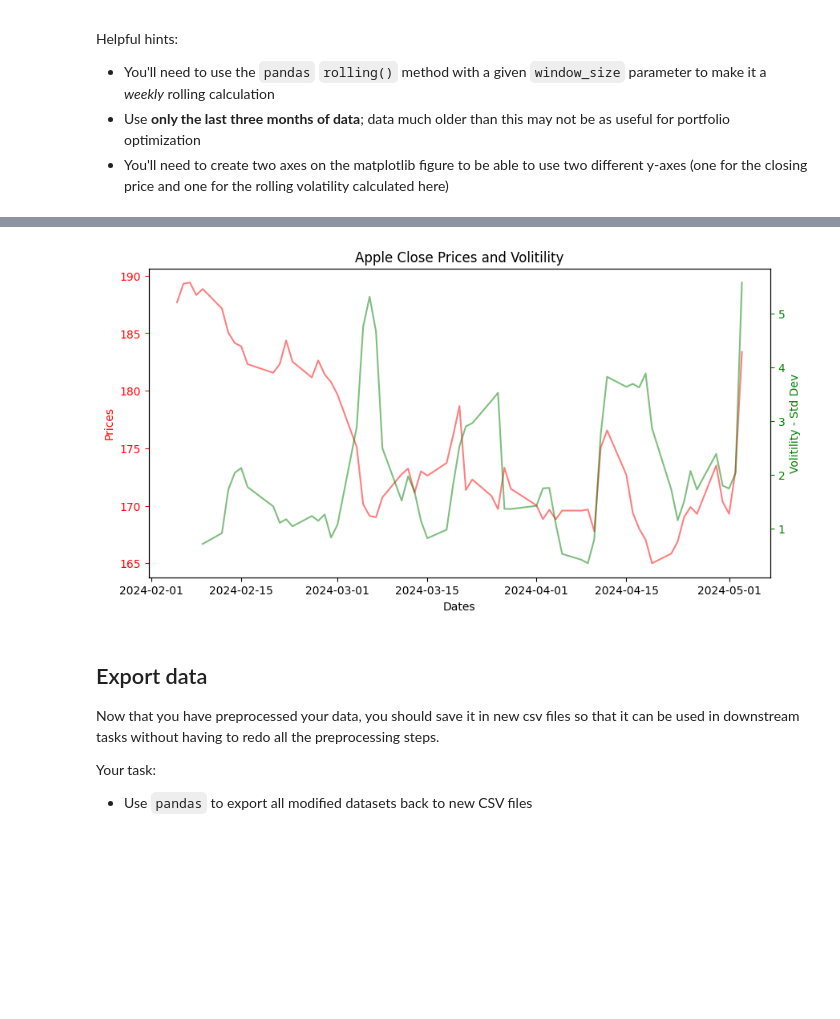
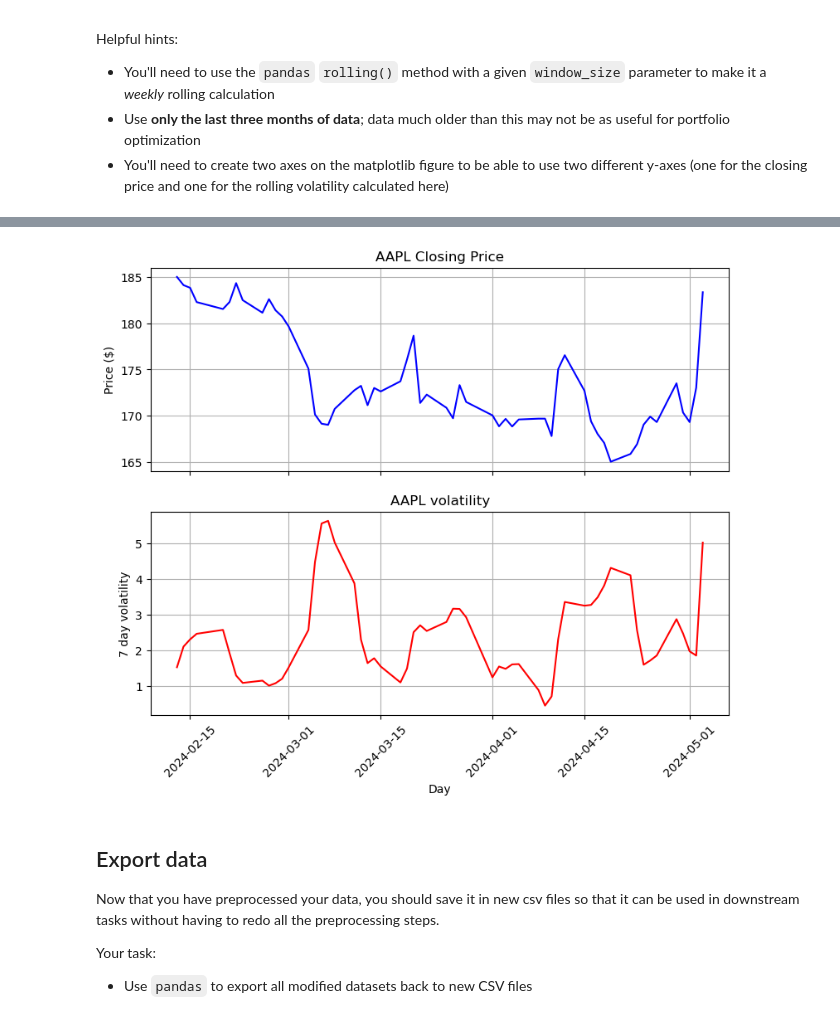
Before and after one commit to bigboy92/fend-matching-game, a Jupyter notebook: Preparing-for-data-analysis-project-student.ipynb, the cells around one changed output, grey strips where cells are left out. Cells and saved outputs as stored; diff of their text form; code cells hidden in the pictures; blank space fills up the shorter version.

```diff
--- a/Preparing-for-data-analysis-project-student.ipynb
+++ b/Preparing-for-data-analysis-project-student.ipynb
@@ -447,0 +469,3 @@ array([False, False, False, ...,  True,  True,  True])
+# %%
+apple_data_last3m = apple_data_last3m[::-1] #min_date comes first
+apple_data_last3m
@@ -551,8 +588,7 @@ stocks_and_inflation_corr = stocks_and_inflation.corr()
 ### 5. Plot the correlation matrix as a heatmap
 # %%
 # Plot heatmap
-plt.figure(figsize=(8, 6))
-sns.heatmap(stocks_and_inflation_corr, annot=True, fmt=".2f", cmap="coolwarm", cbar=True)
-plt.title("Correlation Heatmap")
-plt.show()
+plt.rcParams["figure.figsize"] = (9,7)
+ax = sns.heatmap(corr_matrix, annot=True, fmt=".3f", linewidth=.5)
+ax.xaxis.tick_top()
 # %% [output]
@@ -574,11 +610,8 @@ Helpful hints:
 * You'll need to create two axes on the matplotlib figure to be able to use two different y-axes (one for the closing price and one for the rolling volatility calculated here)
 # %%
 # Define the window size for the rolling calculation (e.g., one week)
-dates = apple_df.index
-max_date = dates.max()
-date_mask = dates > (max_date - DateOffset(months=3))
-apple_3_month_df = apple_df[date_mask].copy()
+window_size = 7
 # %%
 # Calculate rolling one-week volatility
-apple_3_month_df.loc[:,'1_week_std'] = apple_3_month_df['close'].rolling(window=5).std()
-apple_3_month_df
+apple_vol = apple_data_last3m['Close/Last'].rolling(window_size).std()
+apple_vol = apple_vol.dropna()
@@ -600,23 +628,29 @@ apple_3_month_df
 # %%
 # Plot the calculated rolling weekly volatility of Apple's closing price against Apple's closing price
 # Plot these on the same chart, but using different y-axes
-fig, ax1 = plt.subplots(figsize = (10, 5))
-ax2 = ax1.twinx()
 
-ax1.plot(apple_3_month_df.close, 'r', alpha=0.5)
-ax1.set_xlabel('Dates')
-ax1.set_ylabel('Prices', color='r')
-ax1.tick_params(axis='y', colors='r')
+# create a figure with two axes
+fig, ax = plt.subplots(2, figsize=(9,7), sharex = True) # this is the foundation of creating multiple charts on one figure
 
-ax2.plot(apple_3_month_df['1_week_std'], 'g', alpha=0.5)
-ax2.set_ylabel('Volitility - Std Dev', color='g')
-ax2.tick_params(axis='y', colors="g")
 
+# ax[0] creates the first chart
+
+ax[0].plot(apple_data_last3m['Close/Last'][apple_vol.index], label='Closing Price', color='blue')
+ax[0].set_title('AAPL Closing Price') # add a title for this graph
+ax[0].set_ylabel("Price ($)") # set a title for the y-axis
+ax[0].grid()
+
+# ax[1] creates the second, separate chart on the same figure
+ax[1].plot(apple_vol, label='AAPL weekly volatility', color='red')
+ax[1].set_title("AAPL volatility") # set a title
+ax[1].set_xlabel("Day") # set a title for the x-axis
+ax[1].set_ylabel("7 day volatility") # set a title for the y-axis
+ax[1].grid()
 plt.xticks(rotation=45)
-plt.title('Apple Close Prices and Volitility')
+
 plt.show()
 # %% [output]
-[figure, old version]
+[figure, new version]
 # %% [markdown]
 ## Export data
 
```
Also changed, not shown: parts of 69 cells of this notebook.
